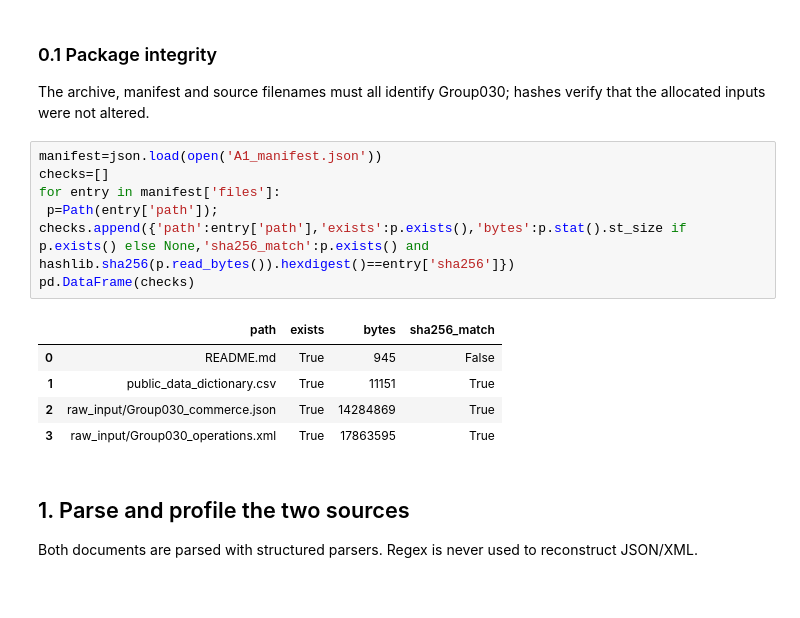
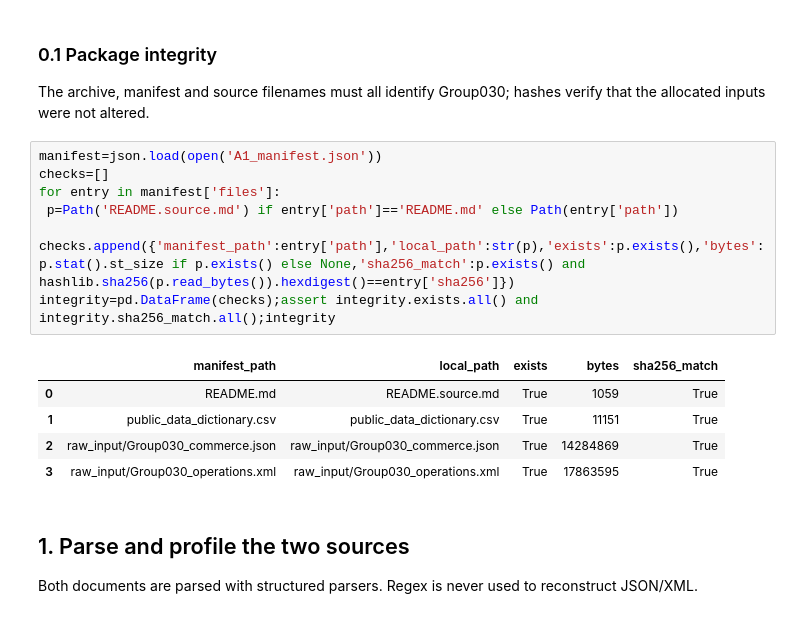
Before and after one commit to ZGHL/FIT5196-A1, a Jupyter notebook: Group030_solution.ipynb, the cells around one changed output. Saved outputs shown, nothing was run; the diff lists cells and outputs as text.

```diff
--- a/Group030_solution.ipynb
+++ b/Group030_solution.ipynb
@@ -21,15 +310,16 @@ The archive, manifest and source filenames must all identify Group030; hashes ve
 # %%
 manifest=json.load(open('A1_manifest.json'))
 checks=[]
 for entry in manifest['files']:
- p=Path(entry['path']); checks.append({'path':entry['path'],'exists':p.exists(),'bytes':p.stat().st_size if p.exists() else None,'sha256_match':p.exists() and hashlib.sha256(p.read_bytes()).hexdigest()==entry['sha256']})
-pd.DataFrame(checks)
+ p=Path('README.source.md') if entry['path']=='README.md' else Path(entry['path'])
+ checks.append({'manifest_path':entry['path'],'local_path':str(p),'exists':p.exists(),'bytes':p.stat().st_size if p.exists() else None,'sha256_match':p.exists() and hashlib.sha256(p.read_bytes()).hexdigest()==entry['sha256']})
+integrity=pd.DataFrame(checks);assert integrity.exists.all() and integrity.sha256_match.all();integrity
 # %% [output]
-|  | path | exists | bytes | sha256_match |
-| 0 | README.md | True | 945 | False |
-| 1 | public_data_dictionary.csv | True | 11151 | True |
-| 2 | raw_input/Group030_commerce.json | True | 14284869 | True |
-| 3 | raw_input/Group030_operations.xml | True | 17863595 | True |
+|  | manifest_path | local_path | exists | bytes | sha256_match |
+| 0 | README.md | README.source.md | True | 1059 | True |
+| 1 | public_data_dictionary.csv | public_data_dictionary.csv | True | 11151 | True |
+| 2 | raw_input/Group030_commerce.json | raw_input/Group030_commerce.json | True | 14284869 | True |
+| 3 | raw_input/Group030_operations.xml | raw_input/Group030_operations.xml | True | 17863595 | True |
 # %% [markdown]
 ## 1. Parse and profile the two sources
 Both documents are parsed with structured parsers. Regex is never used to reconstruct JSON/XML.
```
Also changed, not shown: parts of 5 cells of this notebook, 14 other files.
